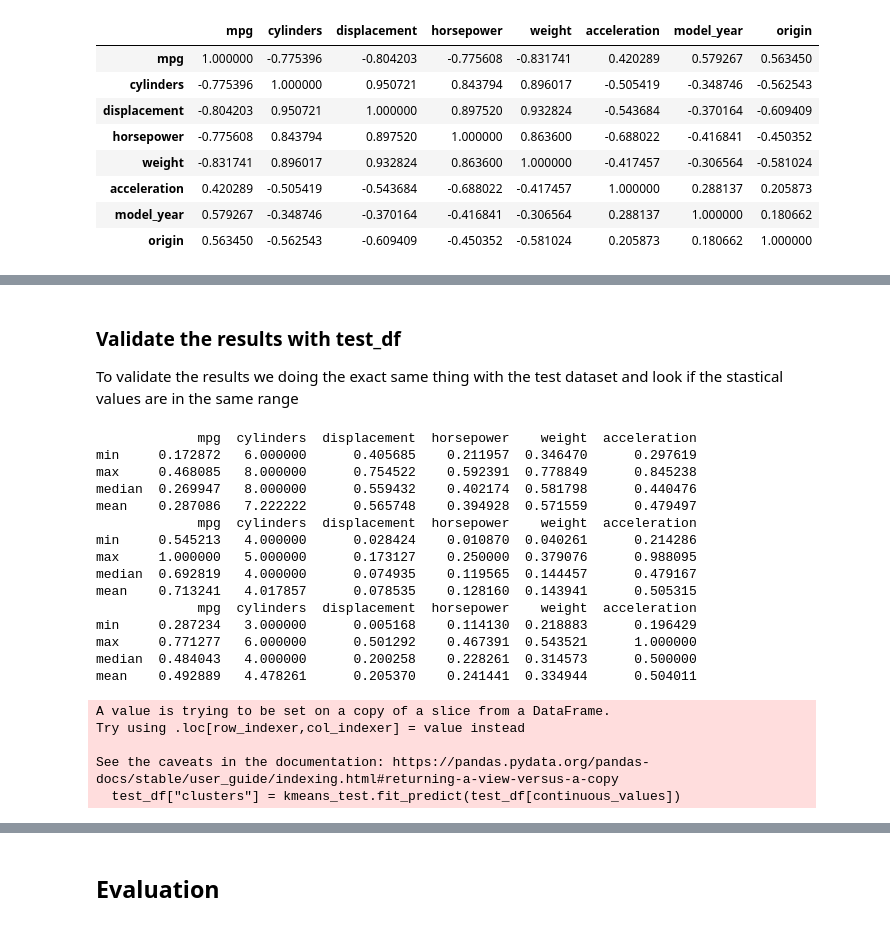
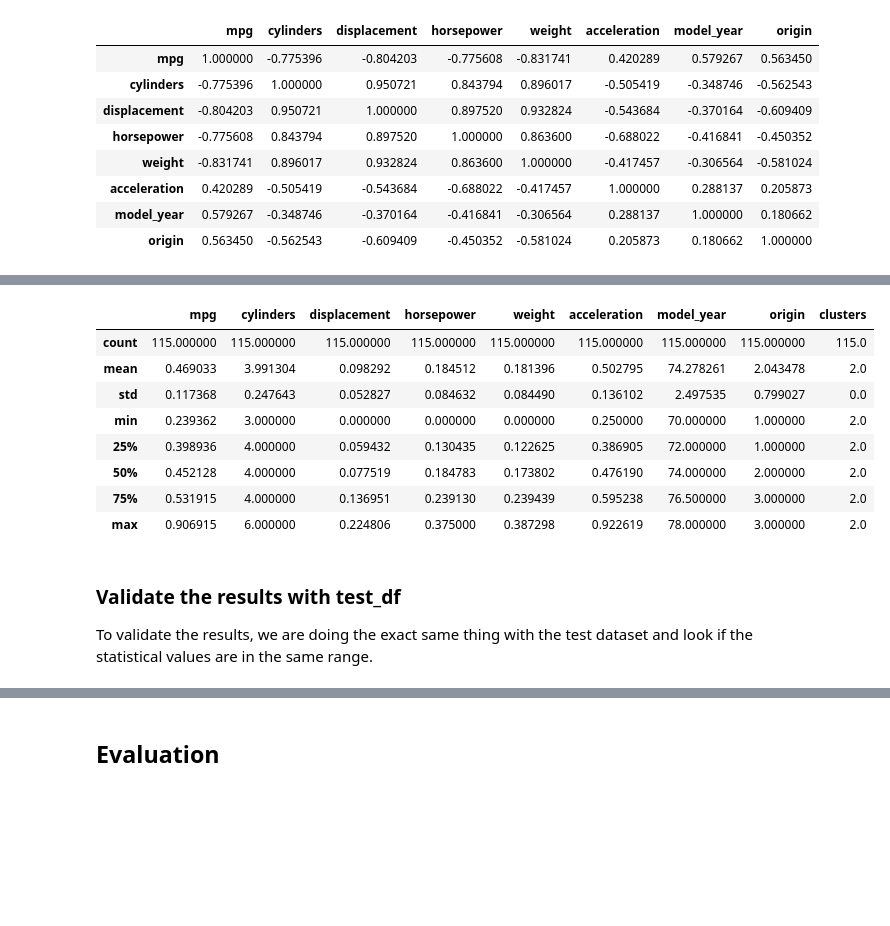
Before and after one commit to mabathke/car-consumption-analysis, a Jupyter notebook: 4. Analyze “Auto MPG Dataset”.ipynb, the cells around one changed output, grey strips where cells are left out. Drawn from its saved outputs; the diff is of its cells as text; code cells hidden in the pictures; blank space fills up the shorter version.

```diff
--- a/4. Analyze “Auto MPG Dataset”.ipynb
+++ b/4. Analyze “Auto MPG Dataset”.ipynb
@@ -223,67 +184,15 @@ mean    0.262679   5.931507      0.387420    0.296643  0.460366      0.508806
+# %%
+cluster_three.describe()
+# %% [output]
+|  | mpg | cylinders | displacement | horsepower | weight | acceleration | model_year | origin | clusters |
+| count | 115.000000 | 115.000000 | 115.000000 | 115.000000 | 115.000000 | 115.000000 | 115.000000 | 115.000000 | 115.0 |
+| mean | 0.469033 | 3.991304 | 0.098292 | 0.184512 | 0.181396 | 0.502795 | 74.278261 | 2.043478 | 2.0 |
+| std | 0.117368 | 0.247643 | 0.052827 | 0.084632 | 0.084490 | 0.136102 | 2.497535 | 0.799027 | 0.0 |
+| min | 0.239362 | 3.000000 | 0.000000 | 0.000000 | 0.000000 | 0.250000 | 70.000000 | 1.000000 | 2.0 |
+| 25% | 0.398936 | 4.000000 | 0.059432 | 0.130435 | 0.122625 | 0.386905 | 72.000000 | 1.000000 | 2.0 |
+| 50% | 0.452128 | 4.000000 | 0.077519 | 0.184783 | 0.173802 | 0.476190 | 74.000000 | 2.000000 | 2.0 |
+| 75% | 0.531915 | 4.000000 | 0.136951 | 0.239130 | 0.239439 | 0.595238 | 76.500000 | 3.000000 | 2.0 |
+| max | 0.906915 | 6.000000 | 0.224806 | 0.375000 | 0.387298 | 0.922619 | 78.000000 | 3.000000 | 2.0 |
 # %% [markdown]
 ### Validate the results with test_df
-To validate the results we doing the exact same thing with the test dataset and look if the stastical values are in the same range
+To validate the results, we are doing the exact same thing with the test dataset and look if the statistical values are in the same range.
-# %%
-kmeans_test = KMeans(n_clusters=3)
-test_df["clusters"] = kmeans_test.fit_predict(test_df[continuous_values])
-cluster_count_test= test_df["clusters"].value_counts()
-cluster_one_test = test_df[test_df["clusters"] == 0]
-cluster_two_test = test_df[test_df["clusters"] == 1]
-cluster_three_test = test_df[test_df["clusters"] == 2]
-df_stat_cluster_one_test = cluster_one_test.agg(
-    {
-        "mpg": ["min", "max", "median", "mean"],
-        "cylinders": ["min", "max", "median", "mean"],
-        "displacement": ["min", "max", "median", "mean"],
-        "horsepower": ["min", "max", "median", "mean"],
-        "weight": ["min", "max", "median", "mean"],
-        "acceleration": ["min", "max", "median", "mean"]
-    }
-)
-print(df_stat_cluster_one_test)
-
-df_stat_cluster_two_test = cluster_two_test.agg(
-    {
-        "mpg": ["min", "max", "median", "mean"],
-        "cylinders": ["min", "max", "median", "mean"],
-        "displacement": ["min", "max", "median", "mean"],
-        "horsepower": ["min", "max", "median", "mean"],
-        "weight": ["min", "max", "median", "mean"],
-        "acceleration": ["min", "max", "median", "mean"]
-
-    }
-)
-print(df_stat_cluster_two_test)
-
-df_stat_cluster_three_test = cluster_three_test.agg(
-    {
-        "mpg": ["min", "max", "median", "mean"],
-        "cylinders": ["min", "max", "median", "mean"],
-        "displacement": ["min", "max", "median", "mean"],
-        "horsepower": ["min", "max", "median", "mean"],
-        "weight": ["min", "max", "median", "mean"],
-        "acceleration": ["min", "max", "median", "mean"]
-    }
-)
-print(df_stat_cluster_three_test)
-# %% [output]
-             mpg  cylinders  displacement  horsepower    weight  acceleration
-min     0.172872   6.000000      0.405685    0.211957  0.346470      0.297619
-max     0.468085   8.000000      0.754522    0.592391  0.778849      0.845238
-median  0.269947   8.000000      0.559432    0.402174  0.581798      0.440476
-mean    0.287086   7.222222      0.565748    0.394928  0.571559      0.479497
-             mpg  cylinders  displacement  horsepower    weight  acceleration
-min     0.545213   4.000000      0.028424    0.010870  0.040261      0.214286
-max     1.000000   5.000000      0.173127    0.250000  0.379076      0.988095
-median  0.692819   4.000000      0.074935    0.119565  0.144457      0.479167
-mean    0.713241   4.017857      0.078535    0.128160  0.143941      0.505315
-             mpg  cylinders  displacement  horsepower    weight  acceleration
-min     0.287234   3.000000      0.005168    0.114130  0.218883      0.196429
-max     0.771277   6.000000      0.501292    0.467391  0.543521      1.000000
-median  0.484043   4.000000      0.200258    0.228261  0.314573      0.500000
-mean    0.492889   4.478261      0.205370    0.241441  0.334944      0.504011
-A value is trying to be set on a copy of a slice from a DataFrame.
-Try using .loc[row_indexer,col_indexer] = value instead
-
-See the caveats in the documentation: https://pandas.pydata.org/pandas-docs/stable/user_guide/indexing.html#returning-a-view-versus-a-copy
-  test_df["clusters"] = kmeans_test.fit_predict(test_df[continuous_values])
```
Also changed, not shown: parts of 34 cells of this notebook.
